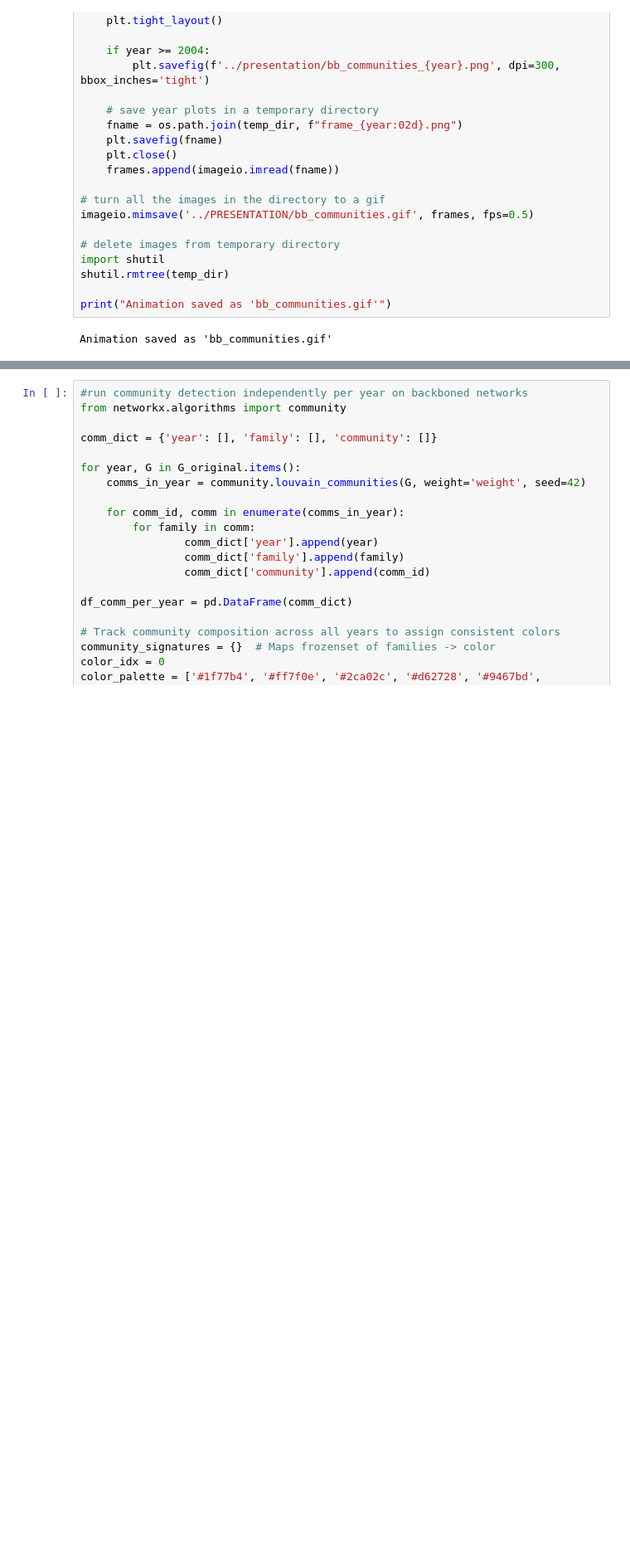
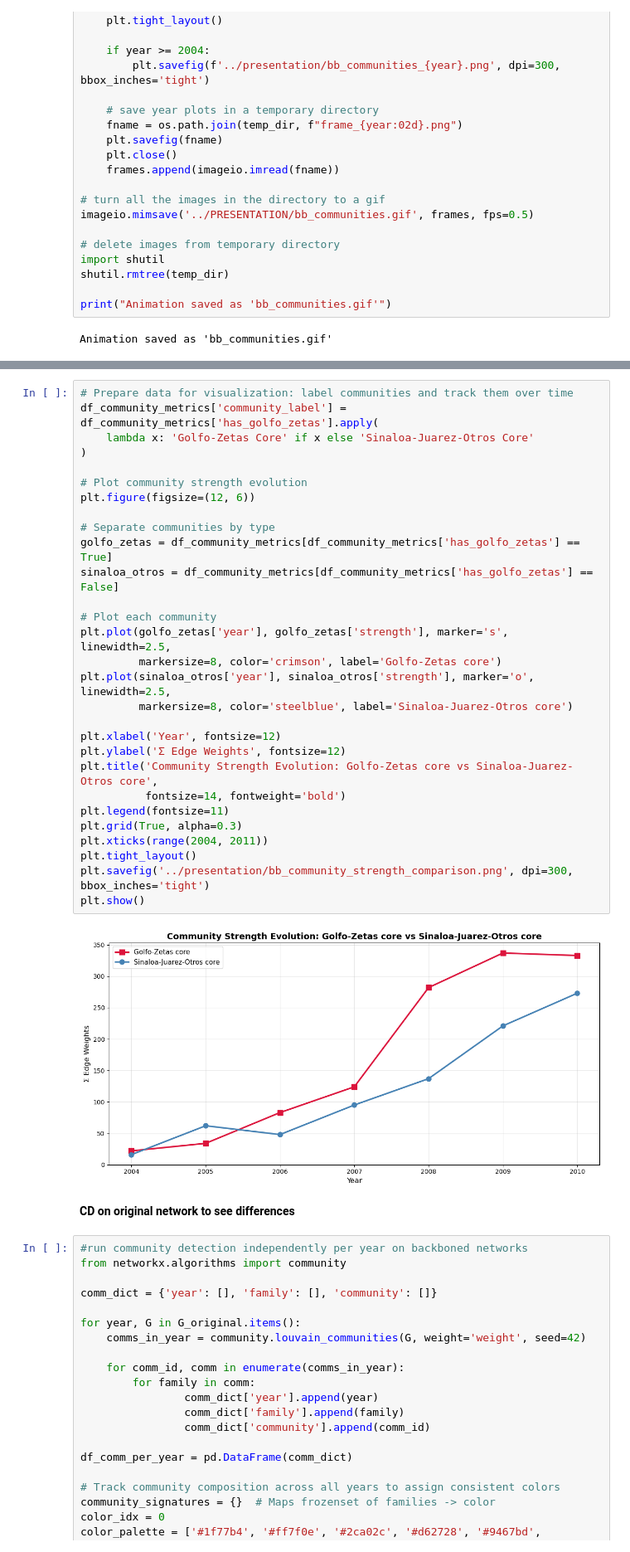
Before and after one commit to jan-cardell/networks_project, a Jupyter notebook: backboning/cartel_proj_bb.ipynb, the cells around one changed output, grey strips where cells are left out. Shown at 83% size. Cells and saved outputs as stored; diff of their text form; blank space fills up the shorter version.

Commit message:
strength community + family avoidance

```diff
--- a/backboning/cartel_proj_bb.ipynb
+++ b/backboning/cartel_proj_bb.ipynb
@@ -1061,3 +1136,36 @@ Animation saved as 'bb_communities.gif'
+# %%
+# Prepare data for visualization: label communities and track them over time
+df_community_metrics['community_label'] = df_community_metrics['has_golfo_zetas'].apply(
+    lambda x: 'Golfo-Zetas Core' if x else 'Sinaloa-Juarez-Otros Core'
+)
+
+# Plot community strength evolution
+plt.figure(figsize=(12, 6))
+
+# Separate communities by type
+golfo_zetas = df_community_metrics[df_community_metrics['has_golfo_zetas'] == True]
+sinaloa_otros = df_community_metrics[df_community_metrics['has_golfo_zetas'] == False]
+
+# Plot each community
+plt.plot(golfo_zetas['year'], golfo_zetas['strength'], marker='s', linewidth=2.5,
+         markersize=8, color='crimson', label='Golfo-Zetas core')
+plt.plot(sinaloa_otros['year'], sinaloa_otros['strength'], marker='o', linewidth=2.5,
+         markersize=8, color='steelblue', label='Sinaloa-Juarez-Otros core')
+
+plt.xlabel('Year', fontsize=12)
+plt.ylabel('Σ Edge Weights', fontsize=12)
+plt.title('Community Strength Evolution: Golfo-Zetas core vs Sinaloa-Juarez-Otros core',
+          fontsize=14, fontweight='bold')
+plt.legend(fontsize=11)
+plt.grid(True, alpha=0.3)
+plt.xticks(range(2004, 2011))
+plt.tight_layout()
+plt.savefig('../presentation/bb_community_strength_comparison.png', dpi=300, bbox_inches='tight')
+plt.show()
+# %% [output]
+[figure, added]
+# %% [markdown]
+**CD on original network to see differences**
 # %%
 #run community detection independently per year on backboned networks
 from networkx.algorithms import community
```
Also changed, not shown: parts of 7 cells of this notebook, 2 other files.
